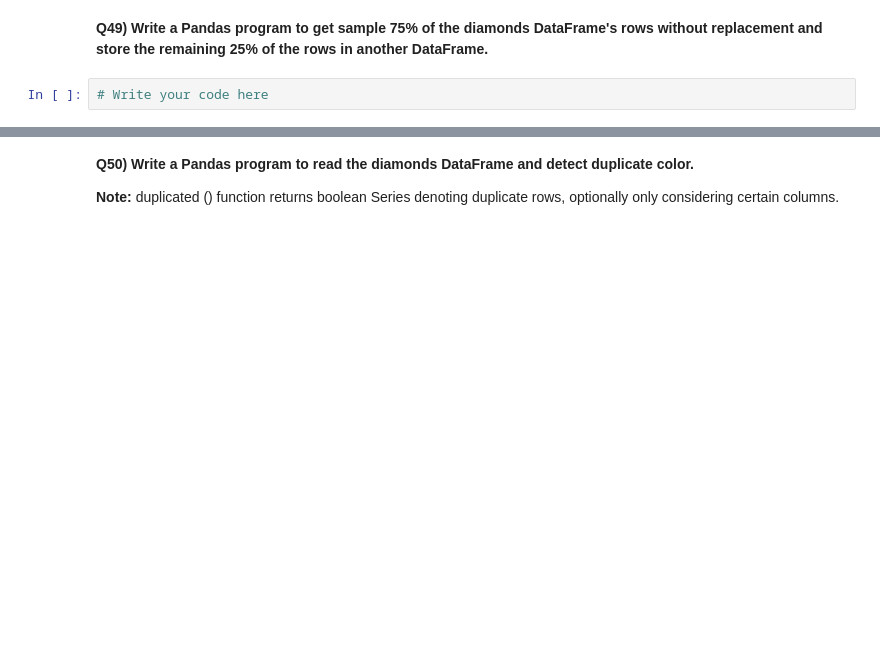
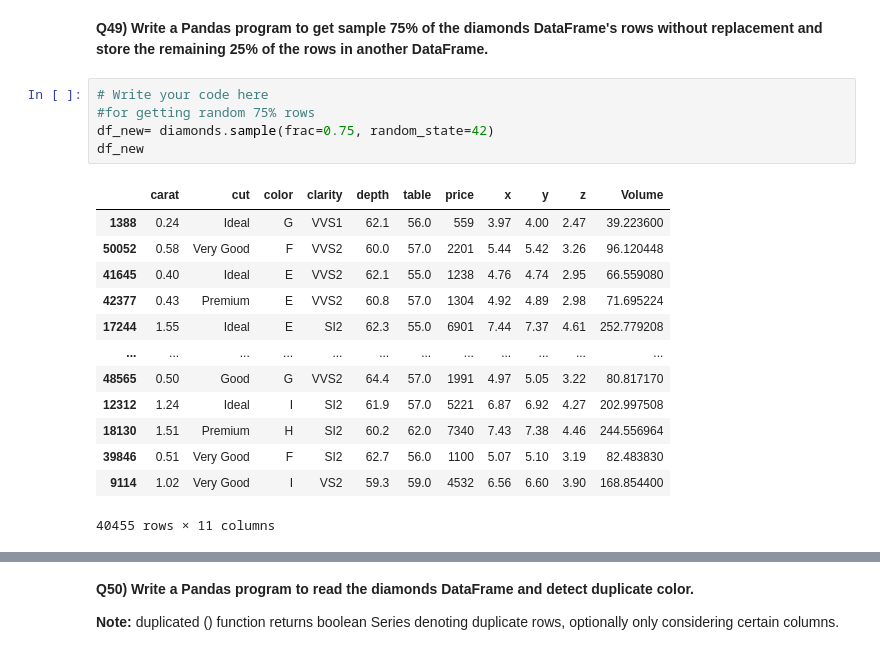
Before and after one commit to Jaya9522/almabetter_assignments, a Jupyter notebook: Copy_of_Assignment_Numpy_&_Pandas.ipynb, the cells around one changed output, grey strips where cells are left out. Drawn from its saved outputs; the diff is of its cells as text; blank space fills up the shorter version.

```diff
--- a/Copy_of_Assignment_Numpy_&_Pandas.ipynb
+++ b/Copy_of_Assignment_Numpy_&_Pandas.ipynb
@@ -781,4 +1129,21 @@ print(diamonds)
 # %% [markdown]
 **Q49) Write a Pandas program to get sample 75% of the diamonds DataFrame's rows without replacement and store the remaining 25% of the rows in another DataFrame.**
-# %%
-# Write your code here
+# %%
+# Write your code here
+#for getting random 75% rows
+df_new= diamonds.sample(frac=0.75, random_state=42)
+df_new
+# %% [output]
+|  | carat | cut | color | clarity | depth | table | price | x | y | z | Volume |
+| 1388 | 0.24 | Ideal | G | VVS1 | 62.1 | 56.0 | 559 | 3.97 | 4.00 | 2.47 | 39.223600 |
+| 50052 | 0.58 | Very Good | F | VVS2 | 60.0 | 57.0 | 2201 | 5.44 | 5.42 | 3.26 | 96.120448 |
+| 41645 | 0.40 | Ideal | E | VVS2 | 62.1 | 55.0 | 1238 | 4.76 | 4.74 | 2.95 | 66.559080 |
+| 42377 | 0.43 | Premium | E | VVS2 | 60.8 | 57.0 | 1304 | 4.92 | 4.89 | 2.98 | 71.695224 |
+| 17244 | 1.55 | Ideal | E | SI2 | 62.3 | 55.0 | 6901 | 7.44 | 7.37 | 4.61 | 252.779208 |
+| ... | ... | ... | ... | ... | ... | ... | ... | ... | ... | ... | ... |
+| 48565 | 0.50 | Good | G | VVS2 | 64.4 | 57.0 | 1991 | 4.97 | 5.05 | 3.22 | 80.817170 |
+| 12312 | 1.24 | Ideal | I | SI2 | 61.9 | 57.0 | 5221 | 6.87 | 6.92 | 4.27 | 202.997508 |
+| 18130 | 1.51 | Premium | H | SI2 | 60.2 | 62.0 | 7340 | 7.43 | 7.38 | 4.46 | 244.556964 |
+| 39846 | 0.51 | Very Good | F | SI2 | 62.7 | 56.0 | 1100 | 5.07 | 5.10 | 3.19 | 82.483830 |
+| 9114 | 1.02 | Very Good | I | VS2 | 59.3 | 59.0 | 4532 | 6.56 | 6.60 | 3.90 | 168.854400 |
+40455 rows × 11 columns
```
Also changed, not shown: parts of 36 cells of this notebook.
